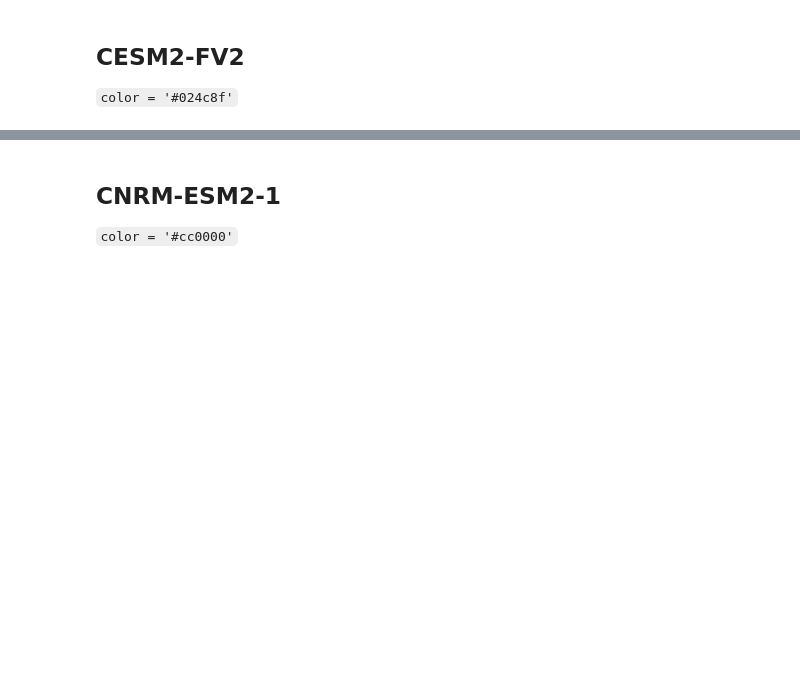
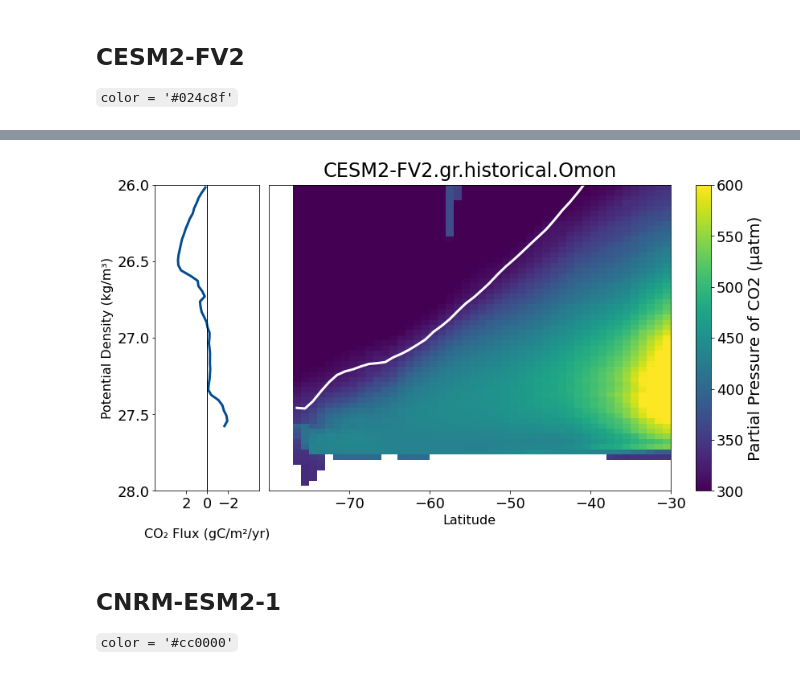
Before and after one commit to abby-baskind/seniorthesis, a Jupyter notebook: notebooks/weight_mean_transform.ipynb, the cells around one changed output, grey strips where cells are left out. Cells and saved outputs as stored; diff of their text form; code cells hidden in the pictures; blank space fills up the shorter version.

```diff
--- a/notebooks/weight_mean_transform.ipynb
+++ b/notebooks/weight_mean_transform.ipynb
@@ -433,3 +468,87 @@ ax.invert_yaxis()
+# %%
+ds = dd_transform['CESM2-FV2.gr.historical.Omon']
+name = 'CESM2-FV2.gr.historical.Omon'
+fig = plt.figure(figsize=(15, 7))
+select = {'y':slice(-80,-30)}
+con_pos = np.linspace(0, 2e8, 10)
+plt.rc('font', size = 18)
+plt.rc('axes', titlesize= 24)
+plt.rc('axes', labelsize= 16)
+plt.rc('figure', titlesize=20)
+
+# axes
+axco2 = plt.subplot2grid((6,12), (0,0), rowspan = 6, colspan = 2)
+axPCO2 = plt.subplot2grid((6,12), (0, 2), rowspan = 6, colspan = 9)
+# axSI = plt.subplot2grid((6,17), (0, 6), rowspan = 1, colspan = 9)
+# axhfds = plt.subplot2grid((6,17), (1, 0), rowspan = 5, colspan = 2)
+# axintpp = plt.subplot2grid((6,17), (1, 2), rowspan = 5, colspan = 2)
+plt.subplots_adjust(hspace=0.2)
+axintpp.set_title('CESM2-FV2.gr.historical.Omon', fontsize = 16, pad = 30)
+
+# co2
+# plotting outgassing in red and ingassing  in blue
+axco2.plot(ds.fgco2*1e3, ds.sigma0_outer2d, lw = 3, **model_kwargs[name])
+# axco2.plot(ds.fgco2.where(ds.fgco2>=0)*1e3, ds.sigma0_outer2d, color =  'r')
+# axco2.plot(ds.fgco2.where(ds.fgco2<=0)*1e3, ds.sigma0_outer2d, color =  'b')
+axco2.axvline(x=0, color = 'k', lw = 1)
+axco2.set_xticks([-2,0,2])
+axco2.set_xlim([-5,5])
+# axco2.set_xticklabels([-2,0,2], fontsize = 16)
+axco2.set_yticks([26, 26.5, 27, 27.5, 28])
+# axco2.set_yticklabels([26, 26.5, 27, 27.5, 28], fontsize = 16)
+axco2.set_ylim([26, 28])
+axco2.set_xlabel('\nCO\u2082 Flux (gC/m\u00b2/yr)')
+axco2.set_ylabel('Potential Density (kg/m\u00b3)')
+axco2.invert_yaxis()
+axco2.invert_xaxis()
+
+# PCO2
+im = axPCO2.pcolormesh(ds.y, ds.sigma0_outer3d, ds['PCO2'].transpose('sigma0_outer3d', 'y'), vmin = 300, vmax = 600)
+cbar_label = 'Partial Pressure of CO2 (\u03BCatm)'
+cbar = plt.colorbar(im,ax = axPCO2)
+cbar.set_label(cbar_label, fontsize = 20)
+# axPCO2.contour(psids.y, psids.sigma0,psids.transpose(),linestyles = 'solid', colors = 'k')
+axPCO2.set_yticks([])
+axPCO2.set_xticks([-70, -60, -50, -40, -30])
+# axPCO2.set_xticklabels([-70, -60, -50, -40, -30], fontsize = 14)
+axPCO2.set_ylim([26, 28])
+axPCO2.invert_yaxis()
+axPCO2.set_xlabel('Latitude')
+axPCO2.set_title(name, pad = 10)
+
+# mixed layer
+da = dd[name]
+present = da.data_vars
+if 'mlotst' in present:
+    axPCO2.plot(da.y, da.sigma0.sel(lev = da.mlotst, method = 'nearest').mean('x', keep_attrs = True), color = 'w', lw = 3)
+
+# # intpp
+# # all values in blue since PP consumes carbon
+# present = ds.data_vars
+# if 'intpp' in present:
+#     axintpp.plot(ds.intpp, ds.sigma0_outer2d, color = 'b')
+#     axintpp.set_yticks([])
+#     axintpp.set_yticklabels([], fontsize = 16)
+#     axintpp.set_ylim([26, 28])
+#     axintpp.invert_yaxis()
+#     axintpp.set_xlabel('PP')
+
+# # heat flux
+# # blue for negative, red for positive
+# if 'hfds' in present:
+#     axhfds.plot(ds.hfds.where(ds.hfds>=0), ds.sigma0_outer2d, color = 'r')
+#     axhfds.plot(ds.hfds.where(ds.hfds<=0), ds.sigma0_outer2d, color = 'b')
+#     axhfds.set_yticks([26, 26.5, 27, 27.5, 28])
+#     # axhfds.set_yticklabels([26, 26.5, 27, 27.5, 28], fontsize = 16)
+#     axhfds.set_ylim([26, 28])
+#     axhfds.invert_yaxis()
+#     axhfds.set_ylabel('Potential Density')
+#     axhfds.set_xlabel('Heat Flux')
+
+# # switch y ticks to the right side for space
+# axS.yaxis.tick_right()
+# %% [output]
+[figure, added]
 # %% [markdown]
 ## CNRM-ESM2-1
 `color = '#cc0000'`
```
Also changed, not shown: parts of 38 cells of this notebook.
